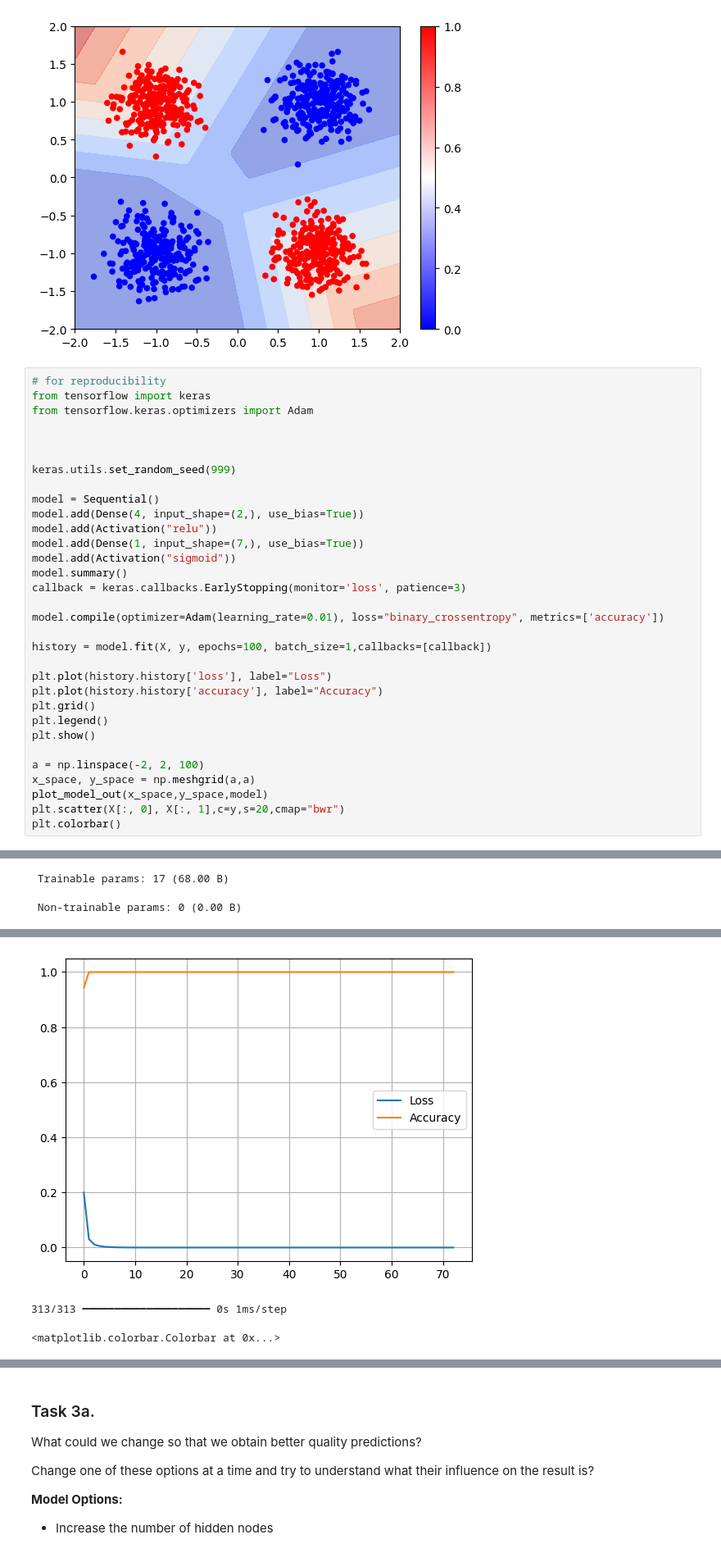
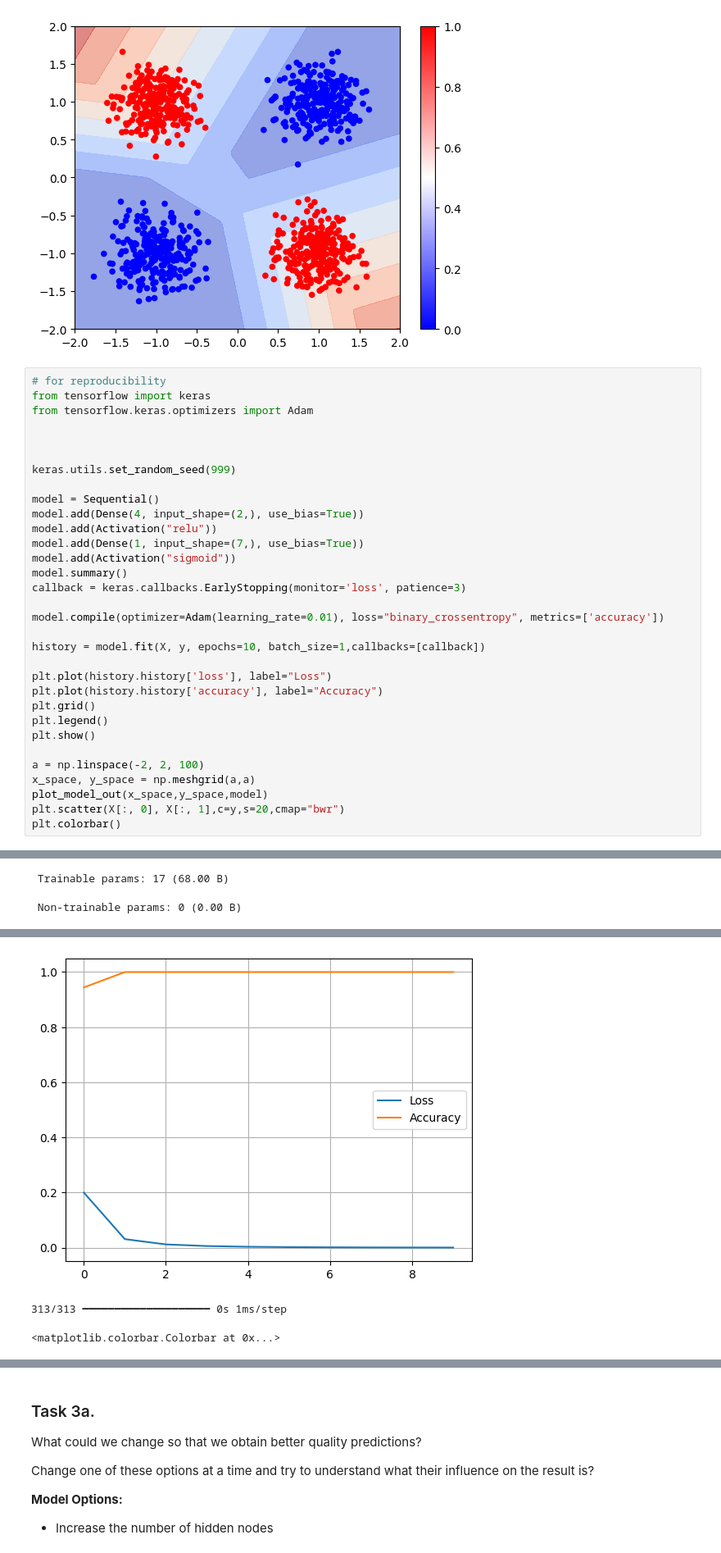
Before and after one commit to TheBromo/mldm, a Jupyter notebook: L08_Neural_Networks_ASSIGNMENT.ipynb, the cells around one changed output, grey strips where cells are left out. Shown at 82% size. Drawn from its saved outputs; the diff is of its cells as text.

```diff
--- a/L08_Neural_Networks_ASSIGNMENT.ipynb
+++ b/L08_Neural_Networks_ASSIGNMENT.ipynb
@@ -565,7 +565,7 @@ callback = keras.callbacks.EarlyStopping(monitor='loss', patience=3)
 
 model.compile(optimizer=Adam(learning_rate=0.01), loss="binary_crossentropy", metrics=['accuracy'])
 
-history = model.fit(X, y, epochs=100, batch_size=1,callbacks=[callback])
+history = model.fit(X, y, epochs=10, batch_size=1,callbacks=[callback])
 
 plt.plot(history.history['loss'], label="Loss")
 plt.plot(history.history['accuracy'], label="Accuracy")
@@ -614,3 +617,3 @@ Epoch 73/100
-[figure, old version]
+[figure, new version]
 313/313 ━━━━━━━━━━━━━━━━━━━━ 0s 1ms/step
 <matplotlib.colorbar.Colorbar at 0x...>
```
Also changed, not shown: parts of 1 cell of this notebook.
